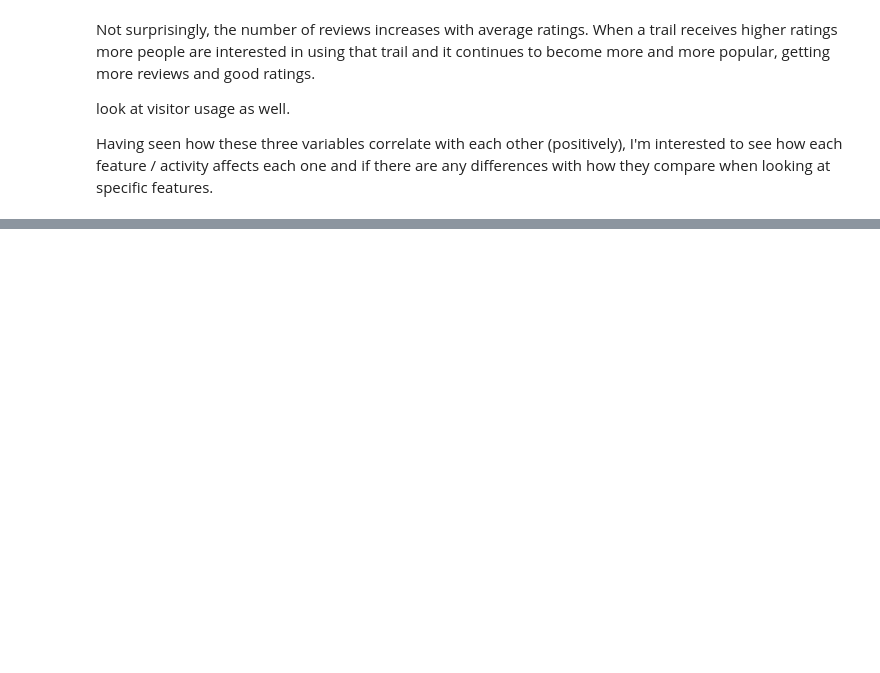
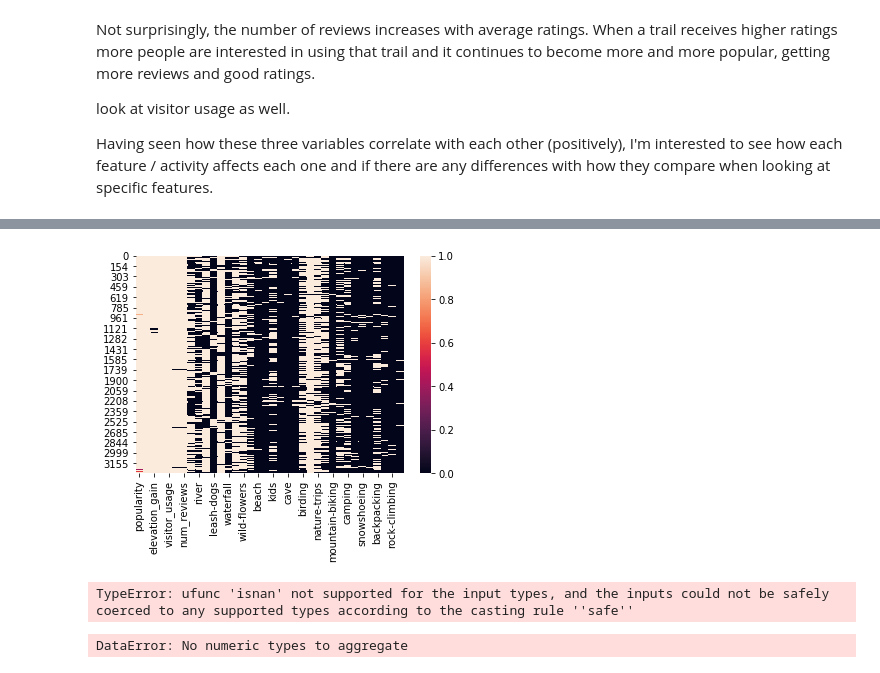
Before and after one commit to evamintz/National-Parks-Capstone-Project, a Jupyter notebook: Capstone1.ipynb, the cells around one changed output, grey strips where cells are left out. Cells and saved outputs as stored; diff of their text form; code cells hidden in the pictures; blank space fills up the shorter version.

```diff
--- a/Capstone1.ipynb
+++ b/Capstone1.ipynb
@@ -235,0 +395,9 @@ Having seen how these three variables correlate with each other (positively), I'
+# %%
+df_no_cats = df[['popularity', 'length', 'elevation_gain',
+       'difficulty_rating', 'visitor_usage', 'avg_rating',
+       'num_reviews', 'forest', 'river', 'no-dogs', 'leash-dogs',
+       'views', 'waterfall', 'wildlife', 'wild-flowers', 'lake', 'beach',
+       'paved', 'kids', 'partially-paved', 'cave', 'strollers', 'birding',
+       'hiking', 'nature-trips', 'walking', 'mountain-biking', 'trail-running',
+       'camping', 'fishing', 'snowshoeing', 'fly-fishing', 'backpacking',
+       'horseback-riding', 'rock-climbing', 'scenic-driving']].fillna(0)
@@ -235,0 +424,20 @@ Having seen how these three variables correlate with each other (positively), I'
+# %%
+ax = sns.heatmap(df_no_cats, vmin=0, vmax=1)
+# %% [output]
+[figure, added]
+# %%
+sns.heatmap(df)
+plt.show()
+# %% [output]
+TypeError: ufunc 'isnan' not supported for the input types, and the inputs could not be safely coerced to any supported types according to the casting rule ''safe''
+# %%
+hm_data = pd.pivot_table(hm_df,
+                     index=hm_rows,
+                     columns= hm_col)
+
+
+#DF = df[df.columns].astype(float)
+sns.heatmap(hm_data)
+plt.show()
+# %% [output]
+DataError: No numeric types to aggregate
```
Also changed, not shown: parts of 33 cells of this notebook.
